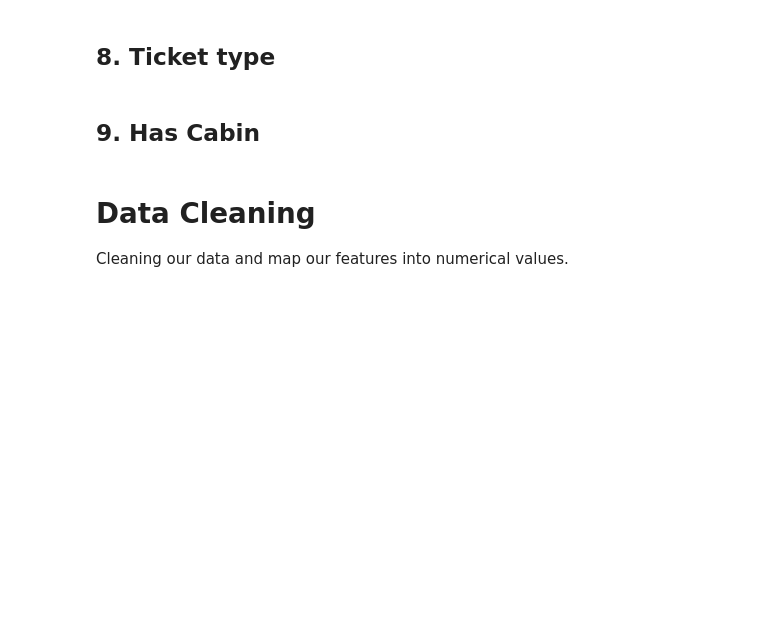
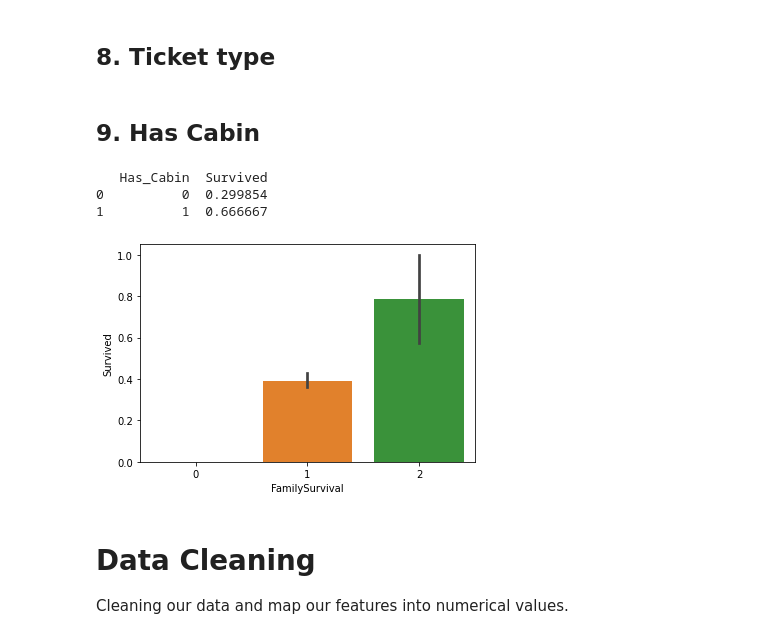
Before and after one commit to srpanchal/titanic-kaggle-Machine-Learning, a Jupyter notebook: titanic-features-wip.ipynb, the cells around one changed output. Cells and saved outputs as stored; diff of their text form; code cells hidden in the pictures; blank space fills up the shorter version.

```diff
--- a/titanic-features-wip.ipynb
+++ b/titanic-features-wip.ipynb
@@ -236,6 +236,40 @@ for dataset in full_data:
 # %%
 for dataset in full_data:
     dataset['Has_Cabin'] = dataset["Cabin"].apply(lambda x: 0 if type(x) == float else 1)
+print (train[['Has_Cabin', 'Survived']].groupby(['Has_Cabin'], as_index=False).mean())
+# %% [output]
+   Has_Cabin  Survived
+0          0  0.299854
+1          1  0.666667
+# %%
+for dataset in full_data:
+    dataset['Surname'] = dataset.Name.str.extract(r'([A-Za-z]+),', expand=False)
+    dataset['TicketPrefix'] = dataset.Ticket.str.extract(r'(.*\d)', expand=False)
+    dataset['Surname_Ticket'] = dataset['Surname'] + dataset['TicketPrefix']
+    dataset['IsFamily'] = dataset.Surname_Ticket.duplicated(keep=False).astype(int)
+    dataset['Child'] = dataset.Age.map(lambda x: 1 if x <=16 else 0)
+    FamilyWithChild = dataset[(dataset.IsFamily==1)&(dataset.Child==1)]['Surname_Ticket'].unique()
+#     print(len(FamilyWithChild))
+    dataset['FamilyId'] = 0
+    for ind, identifier in enumerate(FamilyWithChild):
+        dataset.loc[dataset.Surname_Ticket==identifier, ['FamilyId']] = ind + 1
+# %%
+test['Survived'] = np.nan
+for dataset in full_data:
+    dataset['FamilySurvival'] = 1
+    Survived_by_FamilyId = dataset.groupby('FamilyId').Survived.sum()
+    for i in range(1, len(FamilyWithChild)+1):
+        if Survived_by_FamilyId[i] >= 1:
+            dataset.loc[dataset.FamilyId==i, ['FamilySurvival']] = 2
+        elif Survived_by_FamilyId[i] == 0:
+            dataset.loc[dataset.FamilyId==i, ['FamilySurvival']] = 0
+
+import seaborn as sns
+import matplotlib.pyplot as plt
+sns.barplot(x='FamilySurvival', y='Survived', data=train)
+plt.show()
+# %% [output]
+[figure, added]
 # %% [markdown]
 # Data Cleaning #
 Cleaning our data and map our features into numerical values.
```
Also changed, not shown: parts of 15 cells of this notebook.
